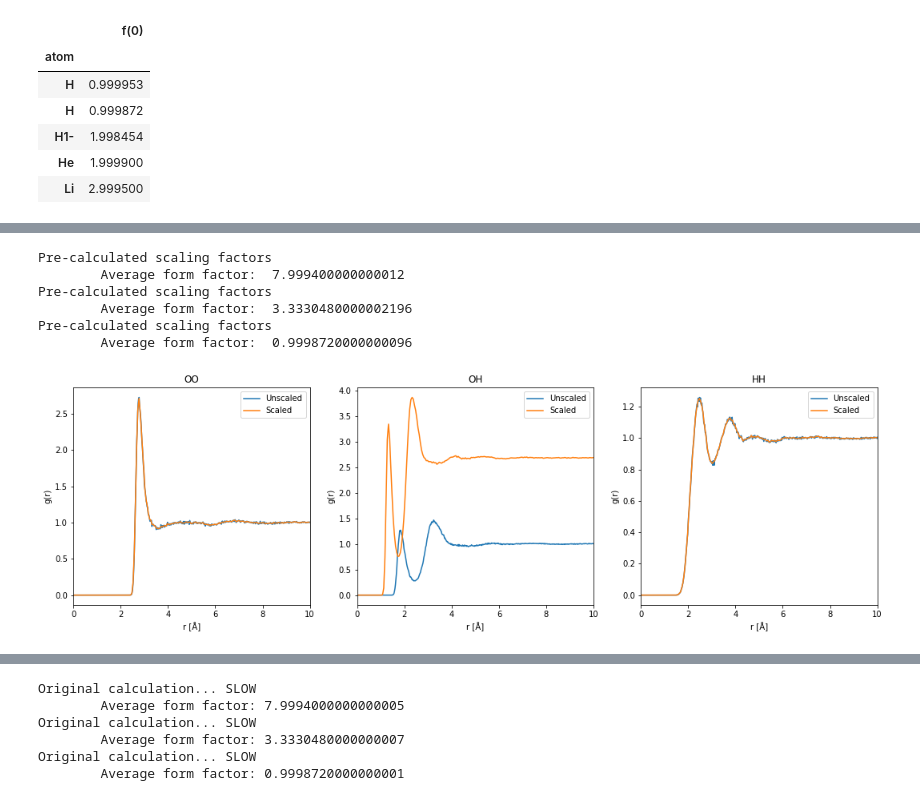
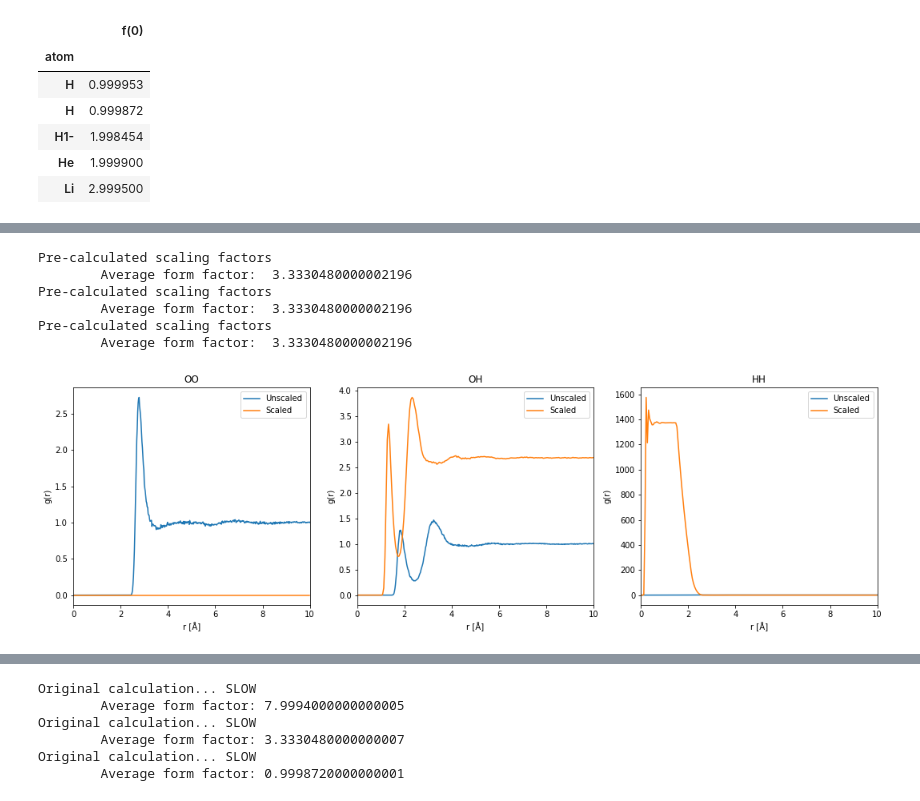
Before and after one commit to schwinns/polyamide-build, a Jupyter notebook: protonated/walls/L33A_33A_68A/hydration/testing/gromacs_water_box/rdfs/plot_water_rdfs.ipynb, the cells around one changed output, grey strips where cells are left out. Saved outputs shown, nothing was run; the diff lists cells and outputs as text; code cells hidden in the pictures.

Commit message:
quick changes for factor scaling

```diff
--- a/protonated/walls/L33A_33A_68A/hydration/testing/gromacs_water_box/rdfs/plot_water_rdfs.ipynb
+++ b/protonated/walls/L33A_33A_68A/hydration/testing/gromacs_water_box/rdfs/plot_water_rdfs.ipynb
@@ -231,6 +231,16 @@ OO_scaling = []
 OH_scaling = []
 HH_scaling = []
 
+idx = O_idx + H_idx
+avg_f = 0
+count = 0
+for i in idx:
+    f_i = form_factors[top.atom(i).element.symbol]
+    avg_f += f_i
+    count += 1
+
+avg_f = avg_f / count
+
 # Find OO pairs, calculate average OO form factor, and pre-calculate form factors
 OO_avg_f = 0
 count = 0
@@ -244,7 +254,8 @@ for i in O_idx:
             OO_pairs.append([i,j])
             OO_scaling.append(f_i*f_j)
 
-OO_avg_f = OO_avg_f / count
+# OO_avg_f = OO_avg_f / count
+OO_avg_f = avg_f
 OO_scaling = np.array(OO_scaling) / OO_avg_f**2
 
 # Find OH pairs and pre-calculate form factors
@@ -256,20 +267,21 @@ for i in O_idx:
             OH_pairs.append([i,j])
             OH_scaling.append(f_i*f_j)
 
-# Calculate average OH form factor
-OH_avg_f = 0
-count = 0
-for i in O_idx:
-    f_i = form_factors[top.atom(i).element.symbol]
-    OH_avg_f += f_i
-    count += 1
+# # Calculate average OH form factor
+# OH_avg_f = 0
+# count = 0
+# for i in O_idx:
+#     f_i = form_factors[top.atom(i).element.symbol]
+#     OH_avg_f += f_i
+#     count += 1
 
-for j in H_idx:
-    f_j = form_factors[top.atom(j).element.symbol]
-    OH_avg_f += f_j
-    count += 1
+# for j in H_idx:
+#     f_j = form_factors[top.atom(j).element.symbol]
+#     OH_avg_f += f_j
+#     count += 1
 
-OH_avg_f = OH_avg_f / count
+# OH_avg_f = OH_avg_f / count
+OH_avg_f = avg_f
 OH_scaling = np.array(OH_scaling) / OH_avg_f**2
 
 # Find HH pairs, calculate average HH form factor, and pre-calculate form factors
@@ -285,7 +297,8 @@ for i in H_idx:
             HH_pairs.append([i,j])
             HH_scaling.append(f_i*f_j)
 
-HH_avg_f = HH_avg_f / count
+# HH_avg_f = HH_avg_f / count
+HH_avg_f = avg_f
 HH_scaling = np.array(HH_scaling) / HH_avg_f**2
 
 
@@ -295,37 +308,37 @@ print('\tAverage form factor: ', OO_avg_f)
 r_OH, g_OH = compute_rdf(t, OH_pairs, scaling_factors=OH_scaling)
 print('\tAverage form factor: ', OH_avg_f)
 r_HH, g_HH = compute_rdf(t, HH_pairs, scaling_factors=HH_scaling)
 print('\tAverage form factor: ', HH_avg_f)
 
 
 # Plotting
 fig, ax = plt.subplots(1,3, figsize=(18,5))
 
 ax[0].set_title('OO')
 ax[0].plot(dataO[0,:]*10, dataO[1,:], label='Unscaled')
 ax[0].plot(r_OO*10, g_OO, label='Scaled')
 
 ax[1].set_title('OH')
 ax[1].plot(dataO[0,:]*10, dataO[4,:], label='Unscaled')
 ax[1].plot(r_OH*10, g_OH, label='Scaled')
 
 ax[2].set_title('HH')
 ax[2].plot(dataH[0,:]*10, dataH[4,:], label='Unscaled')
 ax[2].plot(r_HH*10, g_HH, label='Scaled')
 
 for i in range(3):
     ax[i].set_xlim(0,10)
     ax[i].set_xlabel('r [Å]')
     ax[i].set_ylabel('g(r)')
     ax[i].legend();
 # %% [output]
-Pre-calculated scaling factors
-        Average form factor:  7.999400000000012
 Pre-calculated scaling factors
         Average form factor:  3.3330480000002196
 Pre-calculated scaling factors
-        Average form factor:  0.9998720000000096
+        Average form factor:  3.3330480000002196
+Pre-calculated scaling factors
+        Average form factor:  3.3330480000002196
-[figure, old version]
+[figure, new version]
 # %%
 # Testing with precalculating average form factor only
 t = md.load('../npt.xtc', top='../npt.gro')
```
Also changed, not shown: parts of 1 cell of this notebook, 2 other files.
